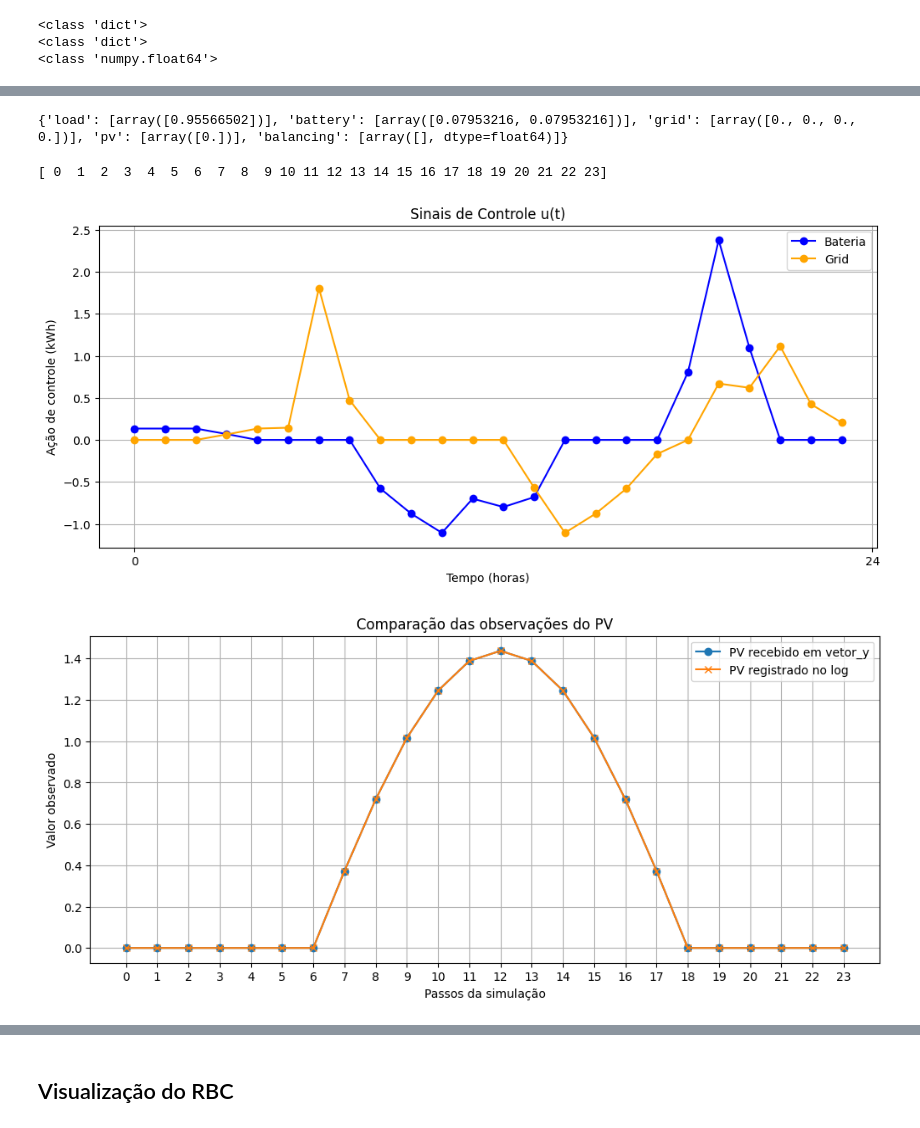
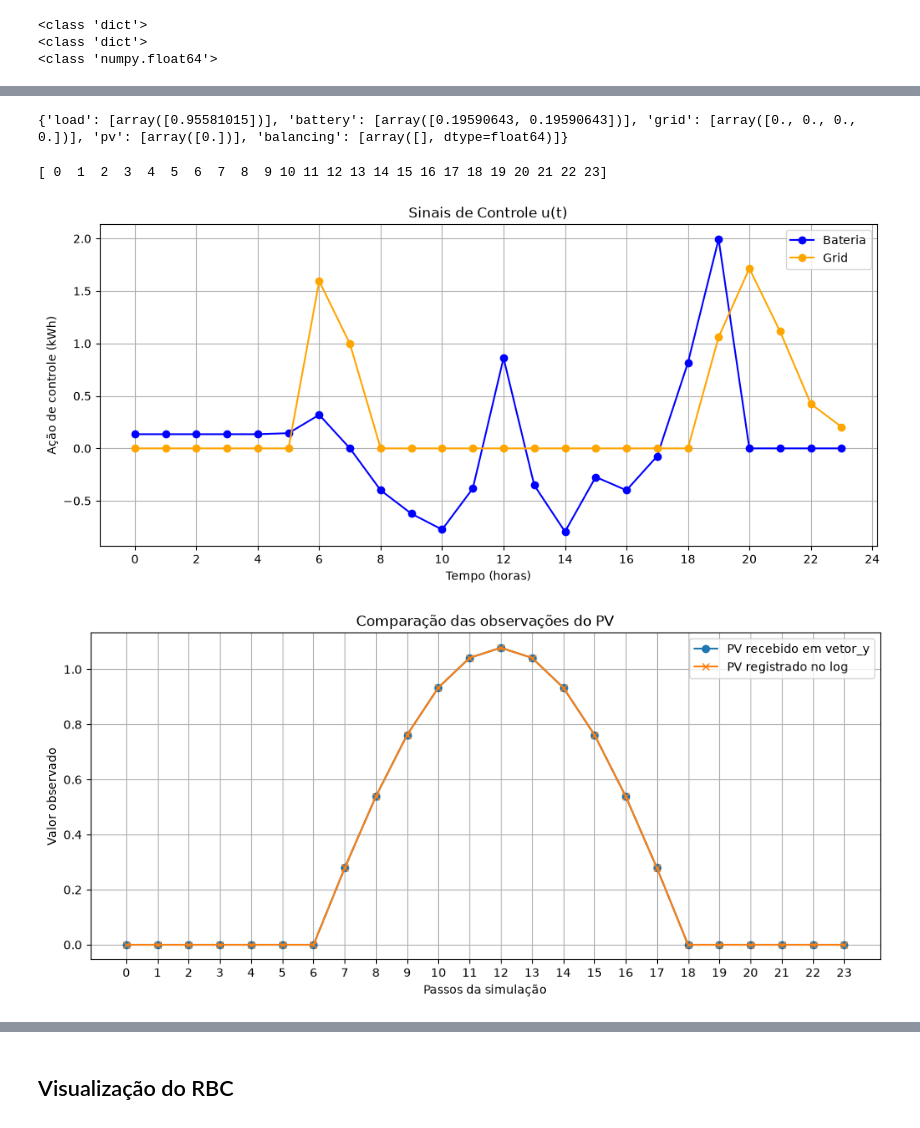
Before and after one commit to pedroMB03/TCC--SmartGrid-com-MPC, a Jupyter notebook: main.ipynb, the cells around one changed output, grey strips where cells are left out. Cells and saved outputs as stored; diff of their text form; code cells hidden in the pictures.

```diff
--- a/main.ipynb
+++ b/main.ipynb
@@ -31,9 +31,9 @@ horas = (np.arange(N)) % HORAS
 
 geladeira = np.array([
     0.10, 0.10, 0.10, 0.10, 0.10, 0.10,
-    0.11, 0.11, 0.10, 0.10, 0.10, 0.10,
+    0.12, 0.12, 0.10, 0.10, 0.12, 0.12,
     0.10, 0.10, 0.10, 0.10, 0.10, 0.10,
-    0.10, 0.10, 0.10, 0.10, 0.10, 0.10
+    0.11, 0.11, 0.10, 0.10, 0.10, 0.10
 ])
 
 # 2.Standby
@@ -56,17 +56,18 @@ Potencia = 6.0
 chuveiro = np.zeros(HORAS_DIA)
 
 chuveiro[6] = Potencia * 0.2 # 12 minutos
-chuveiro[7] = Potencia * 0.06  # 4 minutos
+chuveiro[7] = Potencia * 0.13  # 8 minutos
+chuveiro[12] = Potencia * 0.2 # 12 minutos
 chuveiro[19] = Potencia * 0.13 # 8 minutos
 
 # 5. Equipamentos da cozinha
 
 cozinha = np.zeros(HORAS_DIA)
 
-cozinha[6] = 0.35
+cozinha[6] = 0.45
 cozinha[7] = 0.25
-cozinha[11] = 0.55
-cozinha[12] = 0.45
+cozinha[11:12] = 0.50
+cozinha[15] = 0.35
 cozinha[18] = 0.35
 cozinha[19] = 0.55
 cozinha[20] = 0.25
@@ -75,7 +76,7 @@ cozinha[20] = 0.25
 
 televisao = np.zeros(HORAS_DIA)
 
-televisao[12] = 0.05
+televisao[12:13] = 0.05
 televisao[19:23] = 0.12
 
 # 7. Maquina de Lavar
@@ -89,6 +90,7 @@ maquina_lavar[20] = 0.35
 
 ar_condicionado = np.zeros(HORAS_DIA)
 
+ar_condicionado[12:14] = 0.55
 ar_condicionado[19:22] = 0.65
 
 # 9. Robo Aspirador
@@ -130,9 +132,9 @@ carga_kwh = perfil_residencia[horas]
 # %%
 # Parametros de Geração
 
-kwp = 3.5
-horas_sol_pleno = 4.0
-pr = 0.78
+kwp = 3.5 # Valor de geração kw no pico
+horas_sol_pleno = 3.0 # quantidade de horas de pico (baixo - dia nublado / alto - dia de sol)
+pr = 0.78 # Perfomace Ratio - Mede a eficiência real do sistema
 # %%
 H_dia = np.arange(HORAS_DIA)
 
@@ -155,12 +157,12 @@ grid_ts = pd.DataFrame({
 ###  Módulos da Residência
 # %%
 bateria = BatteryModule(
-    min_capacity = 0.5,
-    max_capacity = 5,
-    max_charge = 2.5,
-    max_discharge = 2.5,
+    min_capacity = 0.6,
+    max_capacity = 6,
+    max_charge = 3,
+    max_discharge = 3,
     efficiency = 0.95,
-    init_soc = 0.2,
+    init_soc = 0.3,
 )
 
 # Esses são os parametros que alteram o comportamento da microgrid
@@ -222,7 +224,7 @@ ESTRUTURA DE y(t):
 # %%
 print(vetor_y[1])
 # %% [output]
-{'load': [array([0.95566502])], 'battery': [array([0.07953216, 0.07953216])], 'grid': [array([0., 0., 0., 0.])], 'pv': [array([0.])], 'balancing': [array([], dtype=float64)]}
+{'load': [array([0.95581015])], 'battery': [array([0.19590643, 0.19590643])], 'grid': [array([0., 0., 0., 0.])], 'pv': [array([0.])], 'balancing': [array([], dtype=float64)]}
 # %%
 # Criando um dicionário para armazenar os módulos de y
 modulos = {
@@ -262,23 +264,23 @@ print(tempo)
 # %%
 # Plotando os resultados
 
 plt.figure(figsize=(12,5))
 
 acao_bateria = [u['battery'] for u in vetor_u]
 acao_grid = [u['grid'] for u in vetor_u]
 
 plt.plot(range(len(vetor_u)), acao_bateria, label='Bateria', color='blue', marker='o')
 
 plt.plot(range(len(vetor_u)), acao_grid, label='Grid', color='orange', marker='o')
 
 plt.title('Sinais de Controle u(t)')
 plt.xlabel('Tempo (horas)')
 plt.ylabel('Ação de controle (kWh)')
-plt.xticks(np.arange(0,HORAS + 1, 24))
+plt.xticks(np.arange(0,HORAS + 1, 2))
 plt.legend()
 plt.grid(True)
 # %% [output]
-[figure, old version]
+[figure, new version]
 # %%
 # Removendo o elemento 24 do vetor_y_fisico para alinhar com o log
 
@@ -321,7 +323,7 @@ plt.legend()
 plt.grid(True)
 plt.show()
 # %% [output]
-[figure, old version]
+[figure, new version]
 # %%
 # Plotando os resultados de y(t)
 
```
Also changed, not shown: parts of 18 cells of this notebook.
